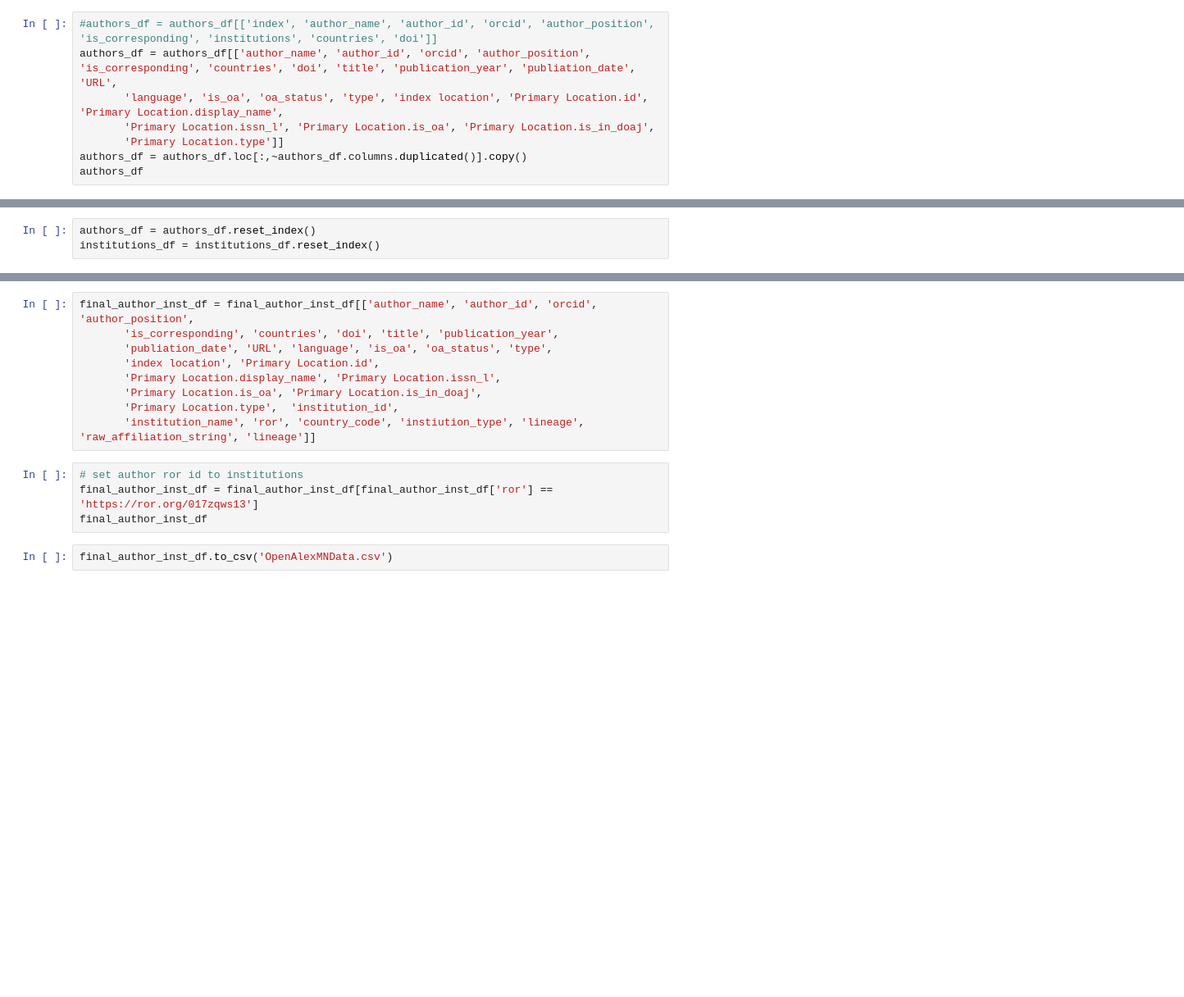
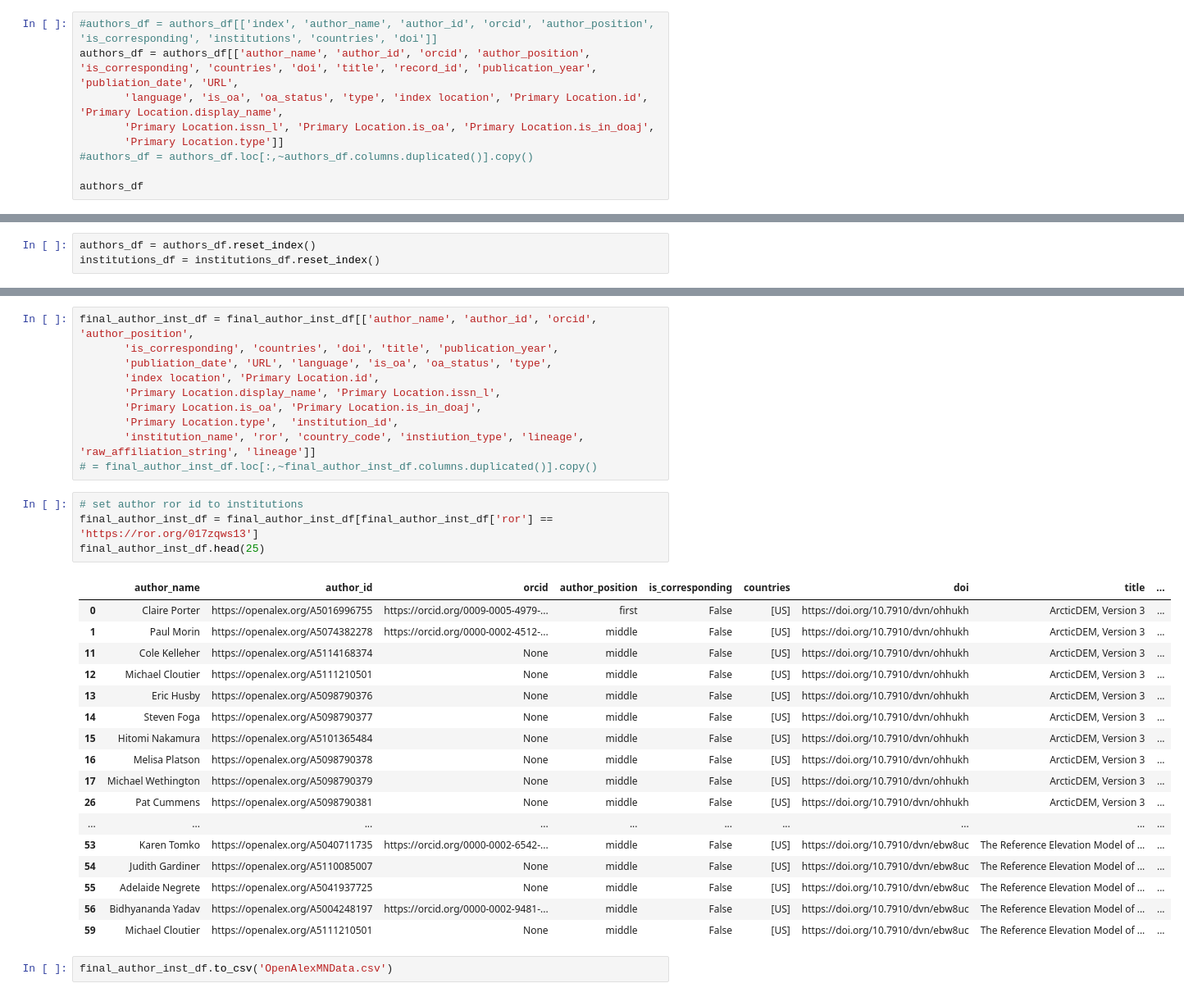
Before and after one commit to senderrr/OpenAlex, a Jupyter notebook: OpenAlex.ipynb, the cells around one changed output, grey strips where cells are left out. Shown at 82% size. Drawn from its saved outputs; the diff is of its cells as text; blank space fills up the shorter version.

```diff
--- a/OpenAlex.ipynb
+++ b/OpenAlex.ipynb
@@ -195,8 +504,9 @@ authors_df
 # %%
 #authors_df = authors_df[['index', 'author_name', 'author_id', 'orcid', 'author_position', 'is_corresponding', 'institutions', 'countries', 'doi']]
-authors_df = authors_df[['author_name', 'author_id', 'orcid', 'author_position', 'is_corresponding', 'countries', 'doi', 'title', 'publication_year', 'publiation_date', 'URL',
+authors_df = authors_df[['author_name', 'author_id', 'orcid', 'author_position', 'is_corresponding', 'countries', 'doi', 'title', 'record_id', 'publication_year', 'publiation_date', 'URL',
        'language', 'is_oa', 'oa_status', 'type', 'index location', 'Primary Location.id', 'Primary Location.display_name',
        'Primary Location.issn_l', 'Primary Location.is_oa', 'Primary Location.is_in_doaj',
        'Primary Location.type']]
-authors_df = authors_df.loc[:,~authors_df.columns.duplicated()].copy()
+#authors_df = authors_df.loc[:,~authors_df.columns.duplicated()].copy()
+
 authors_df
@@ -216,10 +552,29 @@ final_author_inst_df = final_author_inst_df[['author_name', 'author_id', 'orcid'
        'Primary Location.is_oa', 'Primary Location.is_in_doaj',
        'Primary Location.type',  'institution_id',
        'institution_name', 'ror', 'country_code', 'instiution_type', 'lineage', 'raw_affiliation_string', 'lineage']]
+# = final_author_inst_df.loc[:,~final_author_inst_df.columns.duplicated()].copy()
 # %%
 # set author ror id to institutions
 final_author_inst_df = final_author_inst_df[final_author_inst_df['ror'] == 'https://ror.org/017zqws13']
-final_author_inst_df
+final_author_inst_df.head(25)
+# %% [output]
+|  | author_name | author_id | orcid | author_position | is_corresponding | countries | doi | title | ... |
+| 0 | Claire Porter | https://openalex.org/A5016996755 | https://orcid.org/0009-0005-4979-... | first | False | [US] | https://doi.org/10.7910/dvn/ohhukh | ArcticDEM, Version 3 | ... |
+| 1 | Paul Morin | https://openalex.org/A5074382278 | https://orcid.org/0000-0002-4512-... | middle | False | [US] | https://doi.org/10.7910/dvn/ohhukh | ArcticDEM, Version 3 | ... |
+| 11 | Cole Kelleher | https://openalex.org/A5114168374 | None | middle | False | [US] | https://doi.org/10.7910/dvn/ohhukh | ArcticDEM, Version 3 | ... |
+| 12 | Michael Cloutier | https://openalex.org/A5111210501 | None | middle | False | [US] | https://doi.org/10.7910/dvn/ohhukh | ArcticDEM, Version 3 | ... |
+| 13 | Eric Husby | https://openalex.org/A5098790376 | None | middle | False | [US] | https://doi.org/10.7910/dvn/ohhukh | ArcticDEM, Version 3 | ... |
+| 14 | Steven Foga | https://openalex.org/A5098790377 | None | middle | False | [US] | https://doi.org/10.7910/dvn/ohhukh | ArcticDEM, Version 3 | ... |
+| 15 | Hitomi Nakamura | https://openalex.org/A5101365484 | None | middle | False | [US] | https://doi.org/10.7910/dvn/ohhukh | ArcticDEM, Version 3 | ... |
+| 16 | Melisa Platson | https://openalex.org/A5098790378 | None | middle | False | [US] | https://doi.org/10.7910/dvn/ohhukh | ArcticDEM, Version 3 | ... |
+| 17 | Michael Wethington | https://openalex.org/A5098790379 | None | middle | False | [US] | https://doi.org/10.7910/dvn/ohhukh | ArcticDEM, Version 3 | ... |
+| 26 | Pat Cummens | https://openalex.org/A5098790381 | None | middle | False | [US] | https://doi.org/10.7910/dvn/ohhukh | ArcticDEM, Version 3 | ... |
+| ... | ... | ... | ... | ... | ... | ... | ... | ... | ... |
+| 53 | Karen Tomko | https://openalex.org/A5040711735 | https://orcid.org/0000-0002-6542-... | middle | False | [US] | https://doi.org/10.7910/dvn/ebw8uc | The Reference Elevation Model of ... | ... |
+| 54 | Judith Gardiner | https://openalex.org/A5110085007 | None | middle | False | [US] | https://doi.org/10.7910/dvn/ebw8uc | The Reference Elevation Model of ... | ... |
+| 55 | Adelaide Negrete | https://openalex.org/A5041937725 | None | middle | False | [US] | https://doi.org/10.7910/dvn/ebw8uc | The Reference Elevation Model of ... | ... |
+| 56 | Bidhyananda Yadav | https://openalex.org/A5004248197 | https://orcid.org/0000-0002-9481-... | middle | False | [US] | https://doi.org/10.7910/dvn/ebw8uc | The Reference Elevation Model of ... | ... |
+| 59 | Michael Cloutier | https://openalex.org/A5111210501 | None | middle | False | [US] | https://doi.org/10.7910/dvn/ebw8uc | The Reference Elevation Model of ... | ... |
 # %%
 final_author_inst_df.to_csv('OpenAlexMNData.csv')
 # %%
```
Also changed, not shown: parts of 113 cells of this notebook, 2 other files.
